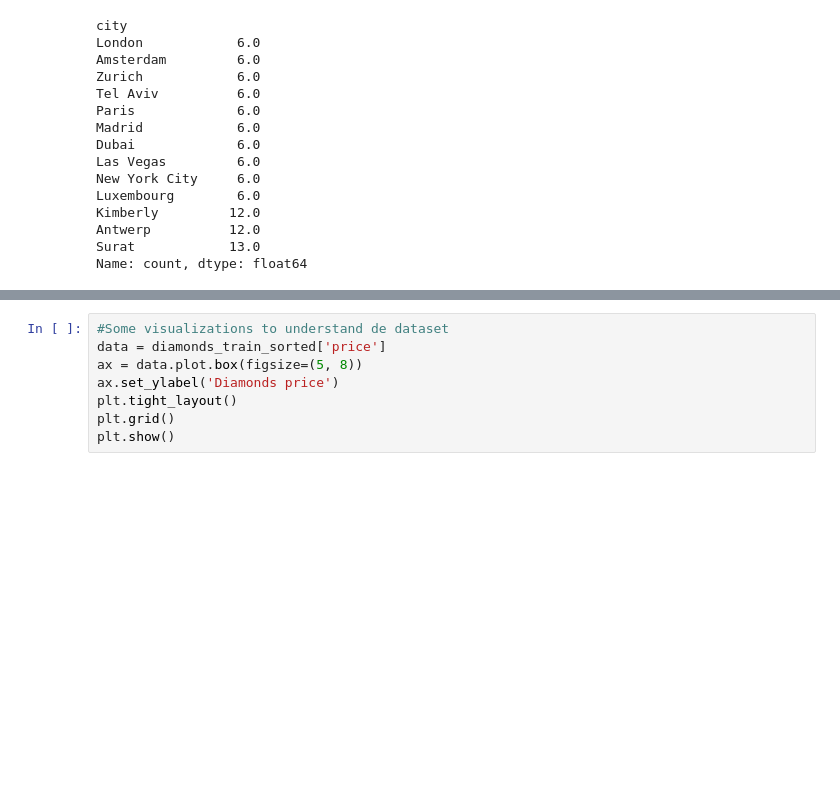
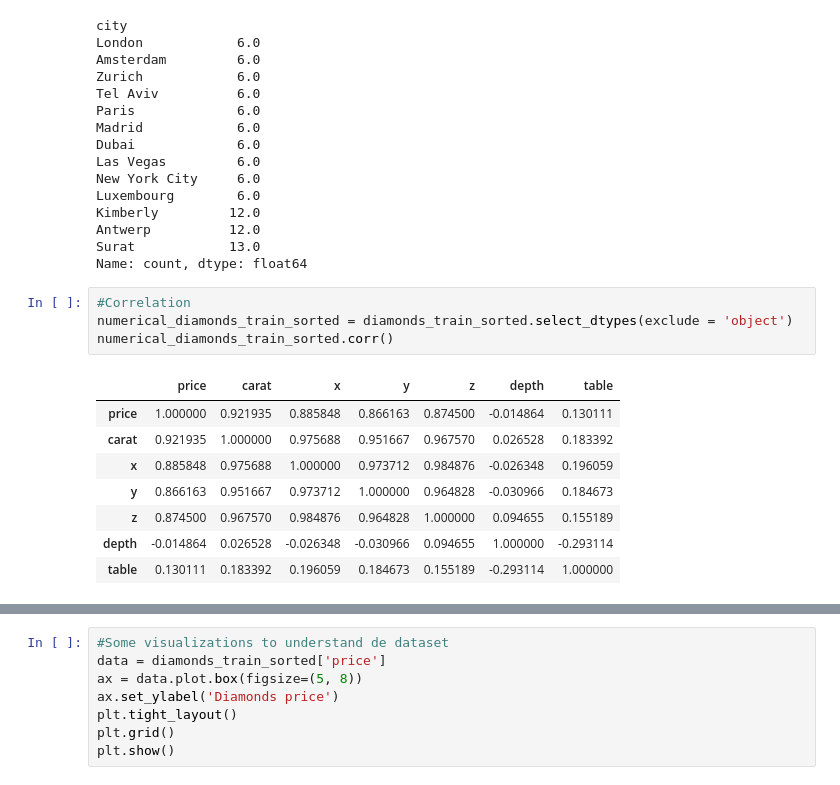
Before and after one commit to MargaMontV/project-module-3, a Jupyter notebook: notebooks/EDA_diamonds.ipynb, the cells around one changed output, grey strips where cells are left out. Saved outputs shown, nothing was run; the diff lists cells and outputs as text; blank space fills up the shorter version.

```diff
--- a/notebooks/Untitled.ipynb
+++ b/notebooks/EDA_diamonds.ipynb
@@ -317,3 +326,16 @@ Kimberly         12.0
 Antwerp          12.0
 Surat            13.0
 Name: count, dtype: float64
+# %%
+#Correlation
+numerical_diamonds_train_sorted = diamonds_train_sorted.select_dtypes(exclude = 'object')
+numerical_diamonds_train_sorted.corr()
+# %% [output]
+|  | price | carat | x | y | z | depth | table |
+| price | 1.000000 | 0.921935 | 0.885848 | 0.866163 | 0.874500 | -0.014864 | 0.130111 |
+| carat | 0.921935 | 1.000000 | 0.975688 | 0.951667 | 0.967570 | 0.026528 | 0.183392 |
+| x | 0.885848 | 0.975688 | 1.000000 | 0.973712 | 0.984876 | -0.026348 | 0.196059 |
+| y | 0.866163 | 0.951667 | 0.973712 | 1.000000 | 0.964828 | -0.030966 | 0.184673 |
+| z | 0.874500 | 0.967570 | 0.984876 | 0.964828 | 1.000000 | 0.094655 | 0.155189 |
+| depth | -0.014864 | 0.026528 | -0.026348 | -0.030966 | 0.094655 | 1.000000 | -0.293114 |
+| table | 0.130111 | 0.183392 | 0.196059 | 0.184673 | 0.155189 | -0.293114 | 1.000000 |
```
Also changed, not shown: parts of 4 cells of this notebook, 6 other files.
